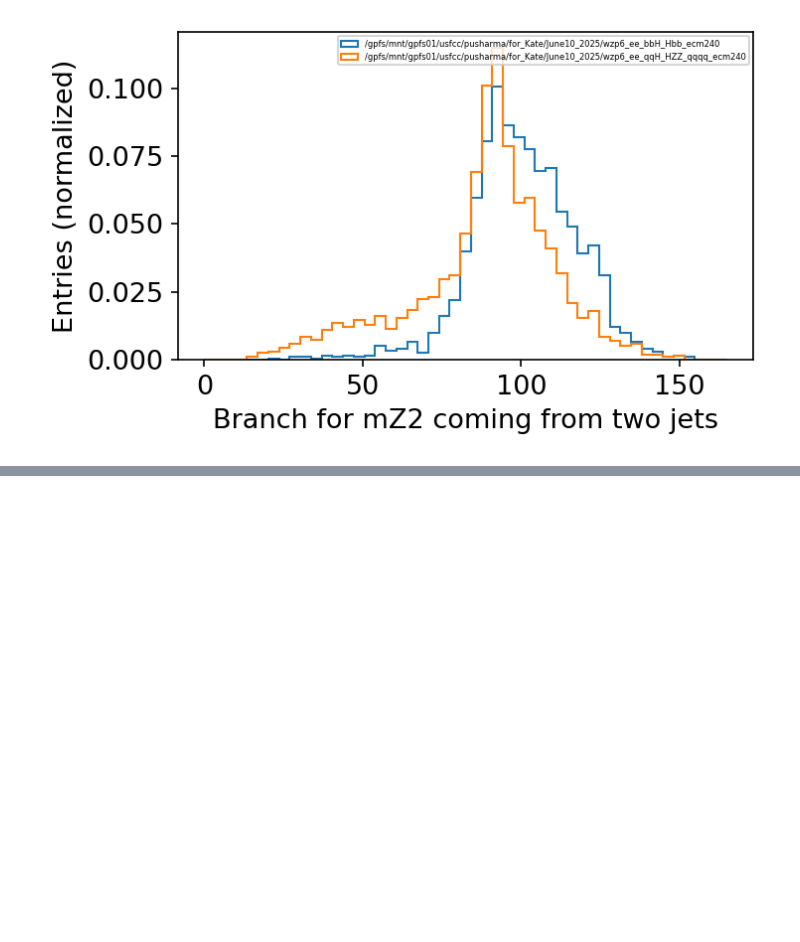
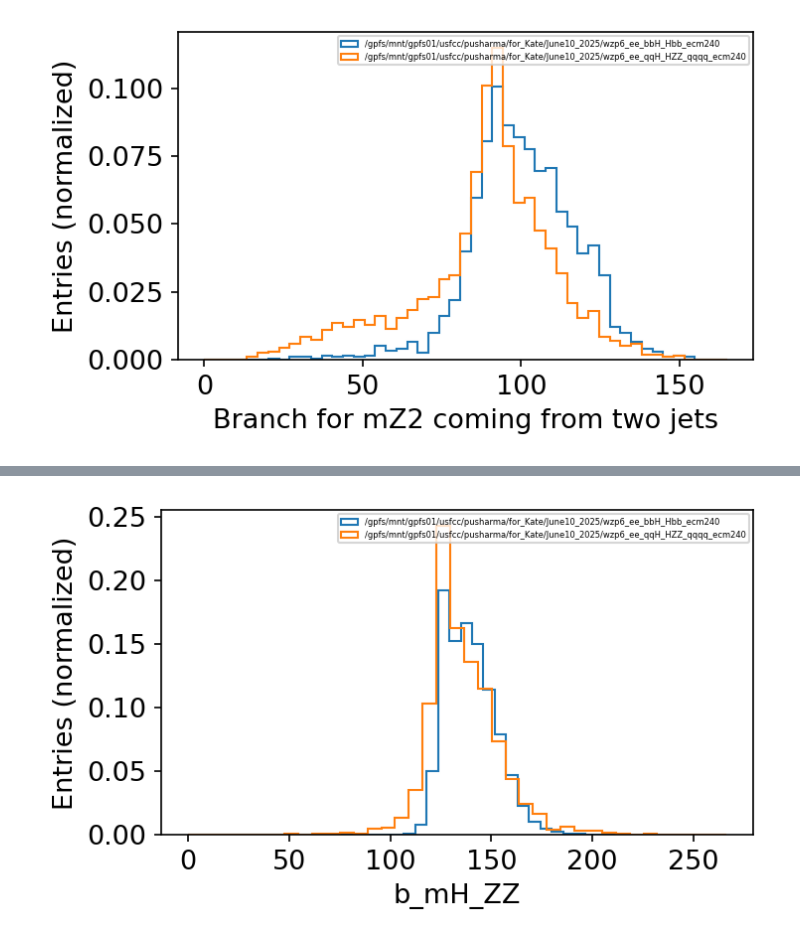
Before and after one commit to kwandrisc/SULI2025, a Jupyter notebook: Project Work.ipynb, the cells around one changed output, grey strips where cells are left out. Saved outputs shown, nothing was run; the diff lists cells and outputs as text; code cells hidden in the pictures; blank space fills up the shorter version.

```diff
--- a/Project Work.ipynb
+++ b/Project Work.ipynb
@@ -242,0 +295,4 @@ xgb.plot_importance(model,grid=False)
+# %%
+Plot_Variable_Together(["/gpfs/mnt/gpfs01/usfcc/pusharma/for_Kate/June10_2025/wzp6_ee_bbH_Hbb_ecm240.root", "/gpfs/mnt/gpfs01/usfcc/pusharma/for_Kate/June10_2025/wzp6_ee_qqH_HZZ_qqqq_ecm240.root"], "b_mH_ZZ")
+# %% [output]
+[figure, added]
```
Also changed, not shown: parts of 30 cells of this notebook.
